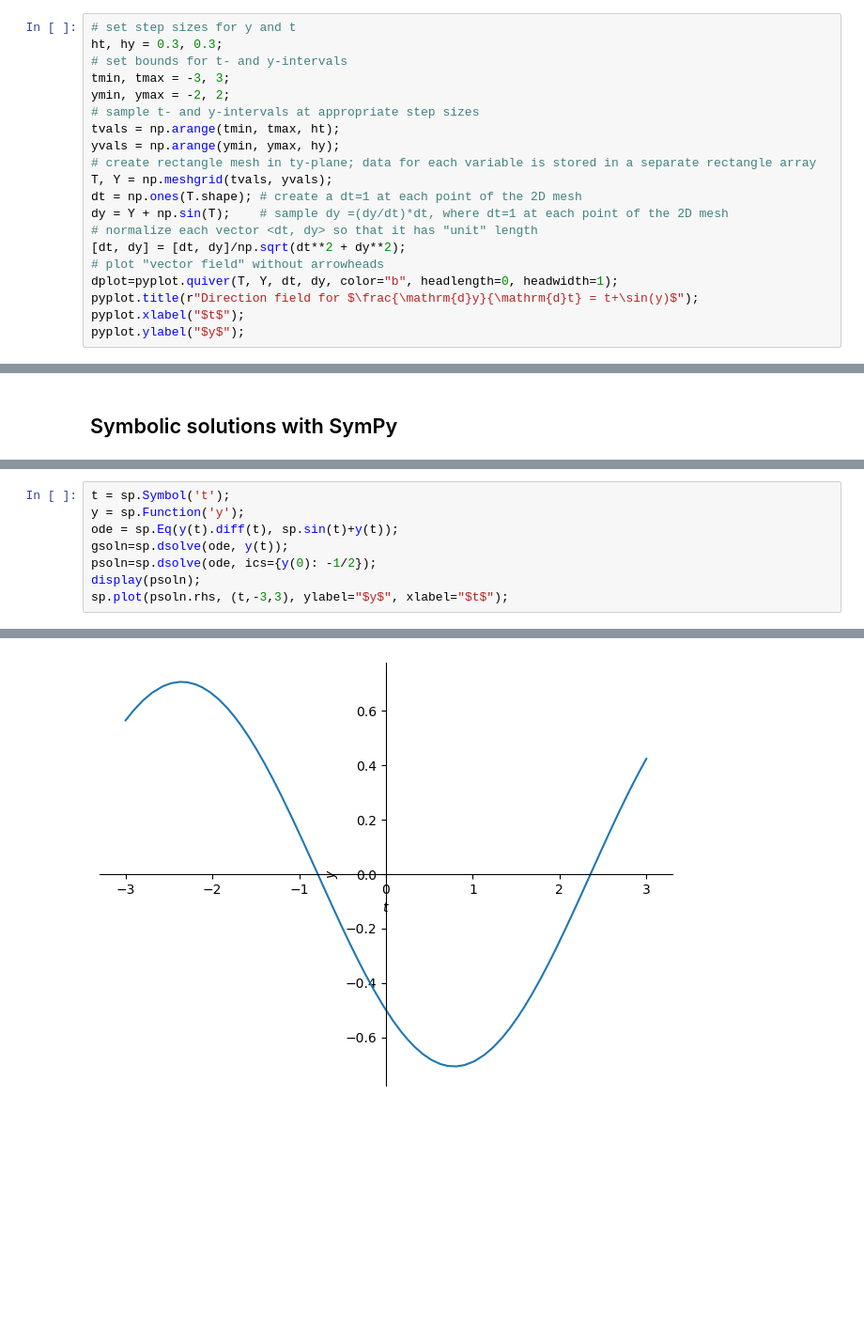
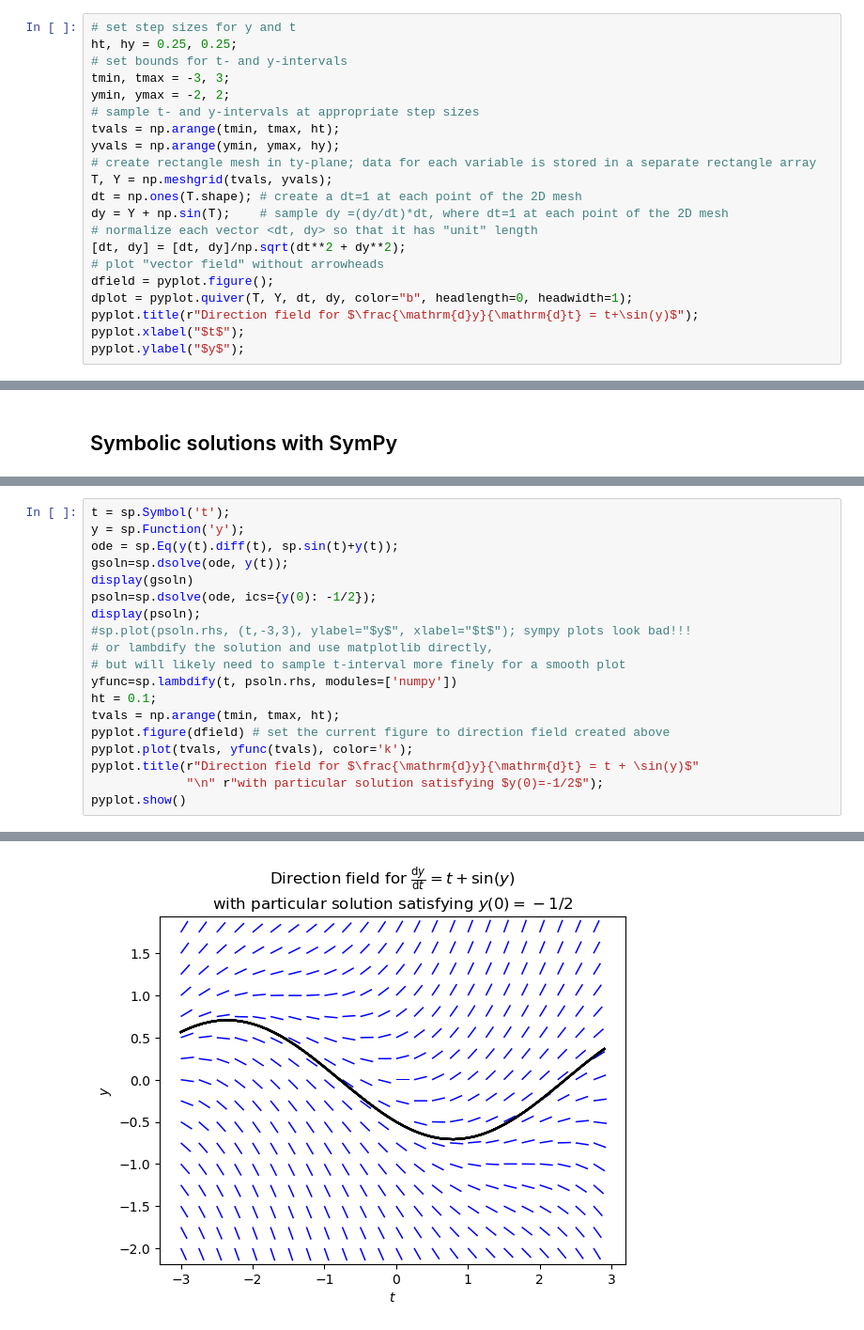
Before and after one commit to ethancsmith/math263-notes, a Jupyter notebook: Lectures/01-numpy-intro.ipynb, the cells around one changed output, grey strips where cells are left out. Shown at 94% size. Cells and saved outputs as stored; diff of their text form; blank space fills up the shorter version.

Commit message:
adds example showing how to merge ODE solution plot with direction field

```diff
--- a/Lectures/01-numpy-intro.ipynb
+++ b/Lectures/01-numpy-intro.ipynb
@@ -5,7 +6,7 @@ from matplotlib import pyplot
 ## Creating a direction field with NumPy and MatPlotLib
 # %%
 # set step sizes for y and t
-ht, hy = 0.3, 0.3;
+ht, hy = 0.25, 0.25;
 # set bounds for t- and y-intervals
 tmin, tmax = -3, 3;
 ymin, ymax = -2, 2;
@@ -19,7 +20,8 @@ dy = Y + np.sin(T);    # sample dy =(dy/dt)*dt, where dt=1 at each point of the
 # normalize each vector <dt, dy> so that it has "unit" length
 [dt, dy] = [dt, dy]/np.sqrt(dt**2 + dy**2);
 # plot "vector field" without arrowheads
-dplot=pyplot.quiver(T, Y, dt, dy, color="b", headlength=0, headwidth=1);
+dfield = pyplot.figure();
+dplot = pyplot.quiver(T, Y, dt, dy, color="b", headlength=0, headwidth=1);
 pyplot.title(r"Direction field for $\frac{\mathrm{d}y}{\mathrm{d}t} = t+\sin(y)$");
 pyplot.xlabel("$t$");
 pyplot.ylabel("$y$");
@@ -34,7 +34,18 @@ t = sp.Symbol('t');
 y = sp.Function('y');
 ode = sp.Eq(y(t).diff(t), sp.sin(t)+y(t));
 gsoln=sp.dsolve(ode, y(t));
+display(gsoln)
 psoln=sp.dsolve(ode, ics={y(0): -1/2});
 display(psoln);
-sp.plot(psoln.rhs, (t,-3,3), ylabel="$y$", xlabel="$t$");
+#sp.plot(psoln.rhs, (t,-3,3), ylabel="$y$", xlabel="$t$"); sympy plots look bad!!!
+# or lambdify the solution and use matplotlib directly,
+# but will likely need to sample t-interval more finely for a smooth plot
+yfunc=sp.lambdify(t, psoln.rhs, modules=['numpy'])
+ht = 0.1;
+tvals = np.arange(tmin, tmax, ht);
+pyplot.figure(dfield) # set the current figure to direction field created above
+pyplot.plot(tvals, yfunc(tvals), color='k');
+pyplot.title(r"Direction field for $\frac{\mathrm{d}y}{\mathrm{d}t} = t + \sin(y)$"
+             "\n" r"with particular solution satisfying $y(0)=-1/2$");
+pyplot.show()
 # %% [output]
@@ -42 +54 @@ $\displaystyle y{\left(t \right)} = - \frac{\sin{\left(t \right)}}{2} - \frac{\c
-[figure, old version]
+[figure, new version]
```
Also changed, not shown: parts of 5 cells of this notebook.
